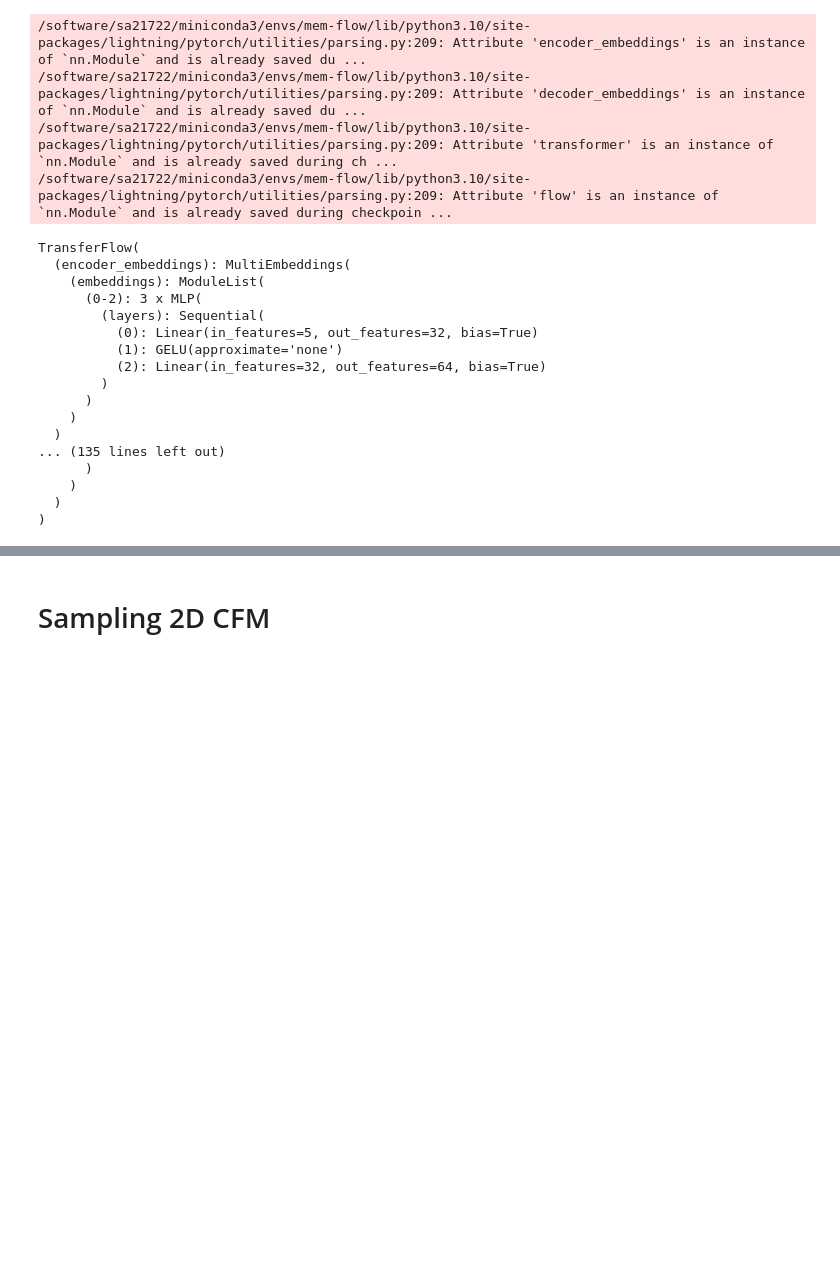
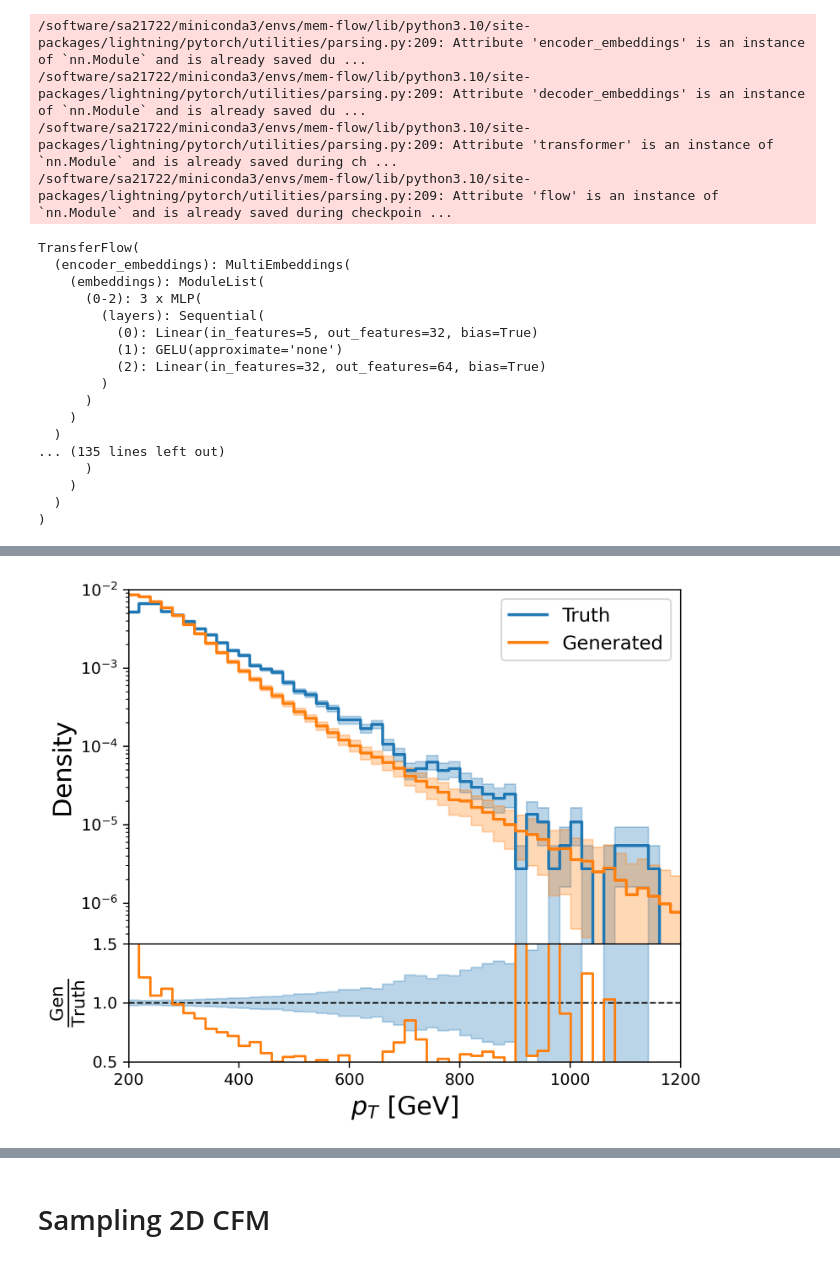
Before and after one commit to themrluke/memflow-msci-project, a Jupyter notebook: memflow/ttH/CFM_inference.ipynb, the cells around one changed output, grey strips where cells are left out. Saved outputs shown, nothing was run; the diff lists cells and outputs as text; code cells hidden in the pictures; blank space fills up the shorter version.

Commit message:
Changed MLP to Transformer Encoder in TransferCFM. Added TransferCFM inference

```diff
--- a/memflow/ttH/CFM_inference.ipynb
+++ b/memflow/ttH/CFM_inference.ipynb
@@ -441,0 +439,4 @@ else:
+# %%
+transfer_CFM_model = StandardCFM.load_from_checkpoint(checkpoint_path="TransferCFM_checkpoints/model_epoch_500.ckpt")
+transfer_CFM_model.to(accelerator)
+transfer_CFM_model.eval()
@@ -596,51 +691,61 @@ full_loader = DataLoader(
 )
 
 full_batch = next(iter(full_loader))
-full_batch = CFMSamplingCallback.move_batch_to_device(full_batch, model.device)
+full_batch = CFMSamplingCallback.move_batch_to_device(full_batch, transfer_CFM_model.device)
 print(f'Number of batches: {len(full_loader)}')
 print(f"batch_size: {len(full_batch['hard']['data'][0])}")
 # Get the reco mask for the same index.
 real_data_full = full_batch["reco"]["data"]
 real_mask_full = full_batch["reco"]["mask"]
 
-# # ========== MET ==========
-# compare_distributions(model, real_data_full, samples_full,
-#                                  ptype_idx=1,
-#                                  feat_idx=0,
-#                                  feat_name=r"$p_T$ [GeV]",
-#                                  preprocessing=combined_dataset.reco_dataset.preprocessing,
-#                                  real_mask=real_mask_full,
-#                                  log_scale=True,
-#                                  nbins=100)
-# compare_distributions(model, real_data_full, samples_full,
-#                                  ptype_idx=1,
-#                                  feat_idx=1,
-#                                  feat_name=r"$\phi$ [rad]",
-#                                  preprocessing=combined_dataset.reco_dataset.preprocessing,
-#                                  real_mask=real_mask_full,
-#                                  nbins=100)
+samples_full = TransferCFM_samples
+# ========== MET ==========
+compare_distributions(transfer_CFM_model, real_data_full, samples_full,
+                                 ptype_idx=1,
+                                 feat_idx=0,
+                                 feat_name=r"$p_T$ [GeV]",
+                                 preprocessing=combined_dataset.reco_dataset.preprocessing,
+                                 real_mask=real_mask_full,
+                                 log_scale=True,
+                                 nbins=100)
+compare_distributions(transfer_CFM_model, real_data_full, samples_full,
+                                 ptype_idx=1,
+                                 feat_idx=1,
+                                 feat_name=r"$\phi$ [rad]",
+                                 preprocessing=combined_dataset.reco_dataset.preprocessing,
+                                 real_mask=real_mask_full,
+                                 nbins=100)
 
 # ========= JETS =========
-# compare_distributions(model, real_data_full, samples_full,
-#                                  ptype_idx=0,
-#                                  feat_idx=0,
-#                                  feat_name=r"$p_T$ [GeV]",
-#                                  preprocessing=combined_dataset.reco_dataset.preprocessing,
-#                                  real_mask=real_mask_full,
-#                                  log_scale=True,
-#                                  nbins=100)
-# compare_distributions(model, real_data_full, samples_full,
-#                                  ptype_idx=0,
-#                                  feat_idx=1,
-#                                  feat_name=r"$\eta$",
-#                                  preprocessing=combined_dataset.reco_dataset.preprocessing,
-#                                  real_mask=real_mask_full,
-#                                  log_scale=True,
-#                                  nbins=100)
-# compare_distributions(model, real_data_full, samples_full,
-#                                  ptype_idx=0,
-#                                  feat_idx=2,
-#                                  feat_name=r"$\phi$ [rad]",
-#                                  preprocessing=combined_dataset.reco_dataset.preprocessing,
-#                                  real_mask=real_mask_full,
-#                                  nbins=100)
+compare_distributions(transfer_CFM_model, real_data_full, samples_full,
+                                 ptype_idx=0,
+                                 feat_idx=0,
+                                 feat_name=r"$p_T$ [GeV]",
+                                 preprocessing=combined_dataset.reco_dataset.preprocessing,
+                                 real_mask=real_mask_full,
+                                 log_scale=True,
+                                 nbins=100)
+compare_distributions(transfer_CFM_model, real_data_full, samples_full,
+                                 ptype_idx=0,
+                                 feat_idx=1,
+                                 feat_name=r"$\eta$",
+                                 preprocessing=combined_dataset.reco_dataset.preprocessing,
+                                 real_mask=real_mask_full,
+                                 log_scale=True,
+                                 nbins=100)
+compare_distributions(transfer_CFM_model, real_data_full, samples_full,
+                                 ptype_idx=0,
+                                 feat_idx=2,
+                                 feat_name=r"$\phi$ [rad]",
+                                 preprocessing=combined_dataset.reco_dataset.preprocessing,
+                                 real_mask=real_mask_full,
+                                 nbins=100)
+compare_distributions(transfer_CFM_model, real_data_full, samples_full,
+                                 ptype_idx=0,
+                                 feat_idx=3,
+                                 feat_name=r"Mass [GeV]",
+                                 preprocessing=combined_dataset.reco_dataset.preprocessing,
+                                 real_mask=real_mask_full,
+                                 log_scale=True,
+                                 nbins=100)
+# %% [output]
@@ -646,0 +762 @@ real_mask_full = full_batch["reco"]["mask"]
+[figure, added]
```
Also changed, not shown: parts of 6 cells of this notebook, 2 other files.
